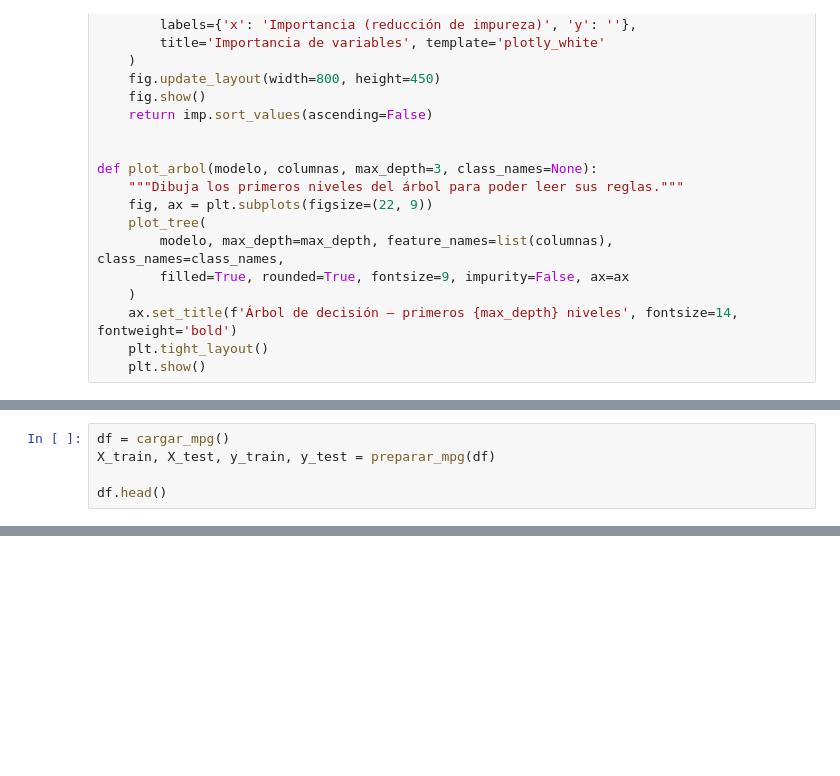
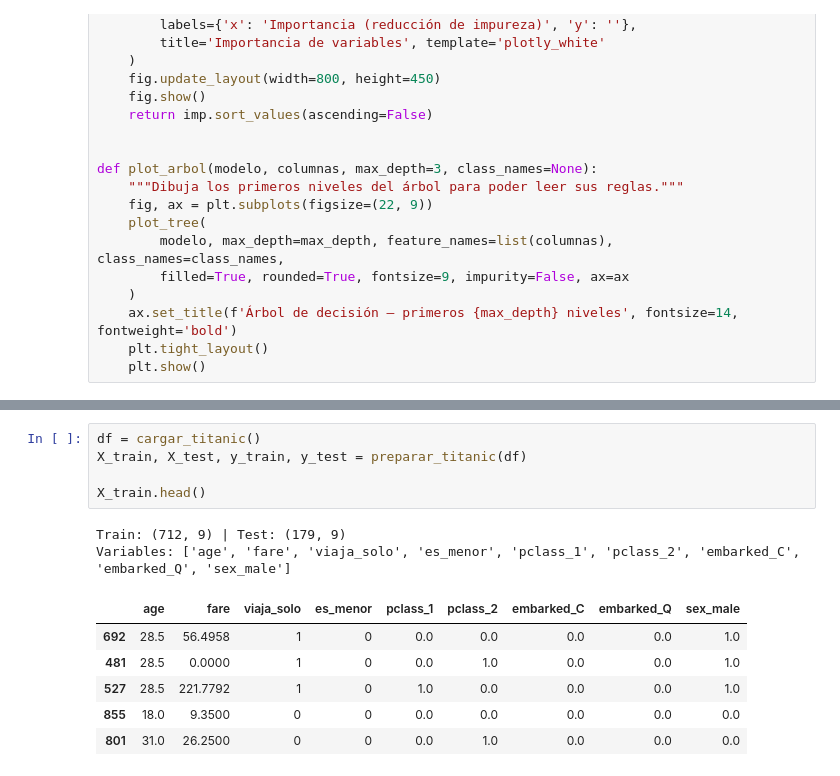
Before and after one commit to jorgermzg15/predictive-models-intro, a Jupyter notebook: 04-knn/caso_titanic.ipynb, the cells around one changed output, grey strips where cells are left out. Cells and saved outputs as stored; diff of their text form; blank space fills up the shorter version.

```diff
--- a/03-knn/caso_mpg.ipynb
+++ b/04-knn/caso_titanic.ipynb
@@ -380,5 +299,0 @@ def preparar_mpg(df, test_size=0.2, random_state=42):
-# %%
-df = cargar_mpg()
-X_train, X_test, y_train, y_test = preparar_mpg(df)
-
-df.head()
@@ -517,0 +569,14 @@ Ahora llévalo a clasificación en `caso_titanic.ipynb`.
+# %%
+df = cargar_titanic()
+X_train, X_test, y_train, y_test = preparar_titanic(df)
+
+X_train.head()
+# %% [output]
+Train: (712, 9) | Test: (179, 9)
+Variables: ['age', 'fare', 'viaja_solo', 'es_menor', 'pclass_1', 'pclass_2', 'embarked_C', 'embarked_Q', 'sex_male']
+|  | age | fare | viaja_solo | es_menor | pclass_1 | pclass_2 | embarked_C | embarked_Q | sex_male |
+| 692 | 28.5 | 56.4958 | 1 | 0 | 0.0 | 0.0 | 0.0 | 0.0 | 1.0 |
+| 481 | 28.5 | 0.0000 | 1 | 0 | 0.0 | 1.0 | 0.0 | 0.0 | 1.0 |
+| 527 | 28.5 | 221.7792 | 1 | 0 | 1.0 | 0.0 | 0.0 | 0.0 | 1.0 |
+| 855 | 18.0 | 9.3500 | 0 | 0 | 0.0 | 0.0 | 0.0 | 0.0 | 0.0 |
+| 801 | 31.0 | 26.2500 | 0 | 0 | 0.0 | 1.0 | 0.0 | 0.0 | 0.0 |
```
Also changed, not shown: parts of 42 cells of this notebook, 11 other files.
